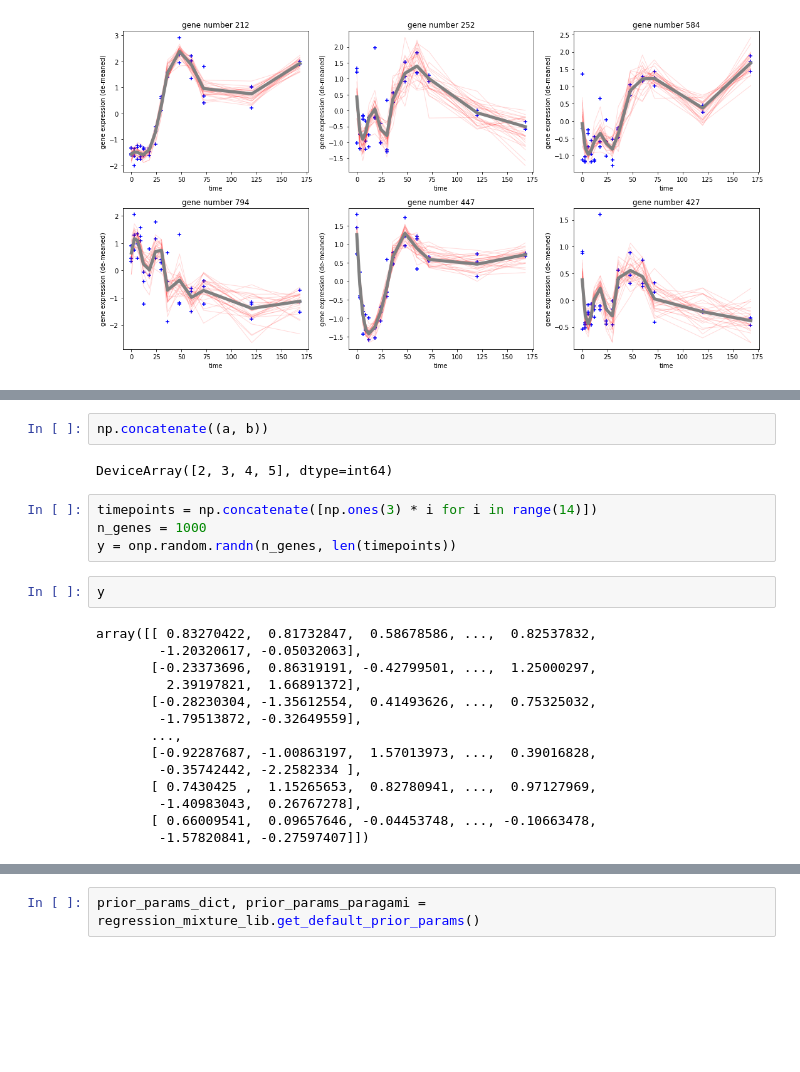
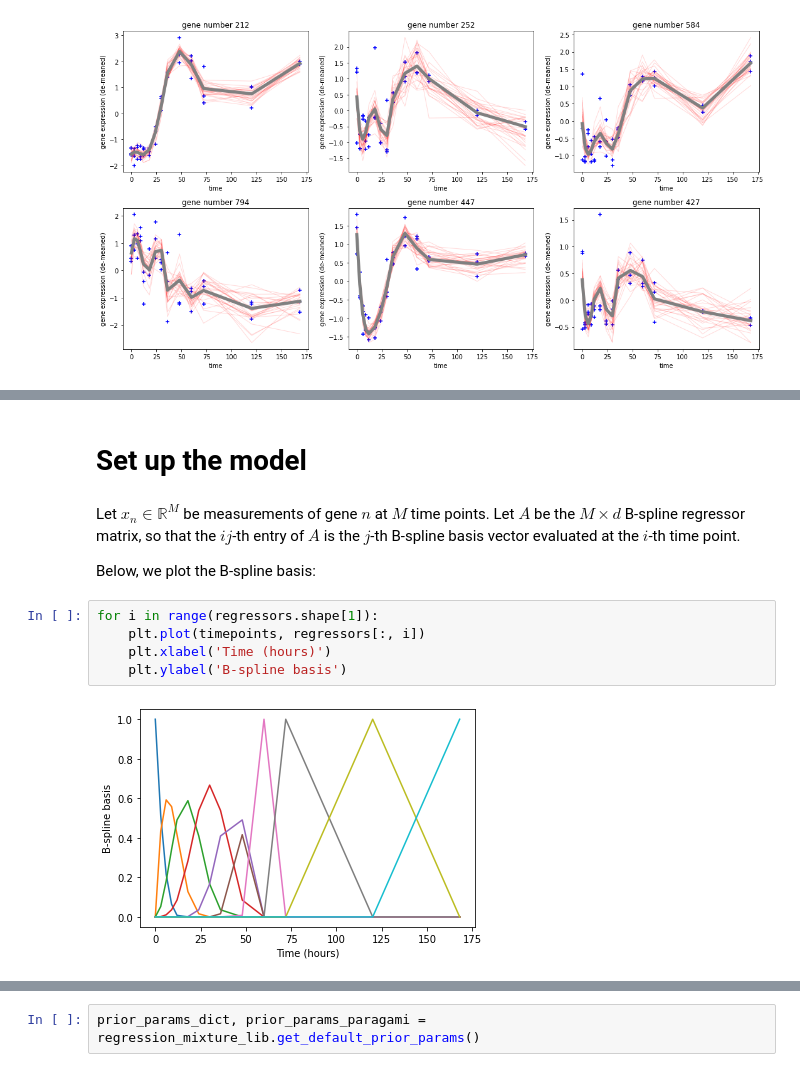
Before and after one commit to Runjing-Liu120/BNPStickBreakingSensitivity, a Jupyter notebook: GMM_regression_clustering/jupyter/main_parametric_sensitivity.ipynb, the cells around one changed output, grey strips where cells are left out. Cells and saved outputs as stored; diff of their text form; blank space fills up the shorter version.

```diff
--- a/GMM_regression_clustering/jupyter/main_parametric_sensitivity.ipynb
+++ b/GMM_regression_clustering/jupyter/main_parametric_sensitivity.ipynb
@@ -86,24 +93,15 @@ b = np.array([4, 5])
-# %%
-np.concatenate((a, b))
-# %% [output]
-DeviceArray([2, 3, 4, 5], dtype=int64)
-# %%
-timepoints = np.concatenate([np.ones(3) * i for i in range(14)])
-n_genes = 1000
-y = onp.random.randn(n_genes, len(timepoints))
-# %%
-y
-# %% [output]
-array([[ 0.83270422,  0.81732847,  0.58678586, ...,  0.82537832,
-        -1.20320617, -0.05032063],
-       [-0.23373696,  0.86319191, -0.42799501, ...,  1.25000297,
-         2.39197821,  1.66891372],
-       [-0.28230304, -1.35612554,  0.41493626, ...,  0.75325032,
-        -1.79513872, -0.32649559],
-       ...,
-       [-0.92287687, -1.00863197,  1.57013973, ...,  0.39016828,
-        -0.35742442, -2.2582334 ],
-       [ 0.7430425 ,  1.15265653,  0.82780941, ...,  0.97127969,
-        -1.40983043,  0.26767278],
-       [ 0.66009541,  0.09657646, -0.04453748, ..., -0.10663478,
-        -1.57820841, -0.27597407]])
+# %% [markdown]
+# Set up the model
+# %% [markdown]
+Let $x_n \in \mathbb{R}^M$ be measurements of gene $n$ at $M$ time points. Let $A$ be the $M \times d$
+B-spline regressor matrix, so that the $ij$-th entry of $A$ is the $j$-th B-spline basis
+vector evaluated at the $i$-th time point.
+
+Below, we plot the B-spline basis:
+# %%
+for i in range(regressors.shape[1]):
+    plt.plot(timepoints, regressors[:, i])
+    plt.xlabel('Time (hours)')
+    plt.ylabel('B-spline basis')
+# %% [output]
+[figure, added]
```
Also changed, not shown: parts of 33 cells of this notebook, 1 other file.
